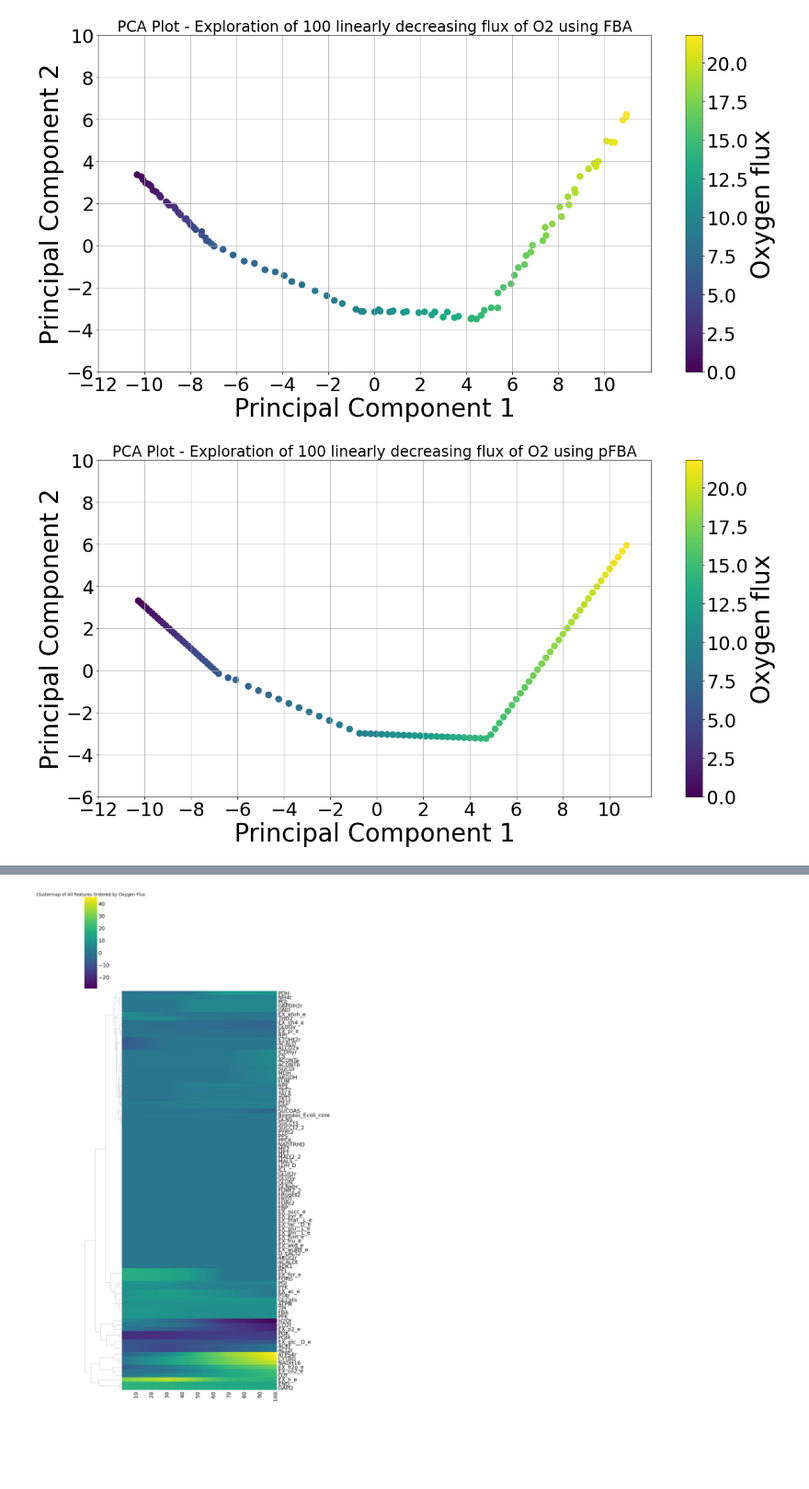
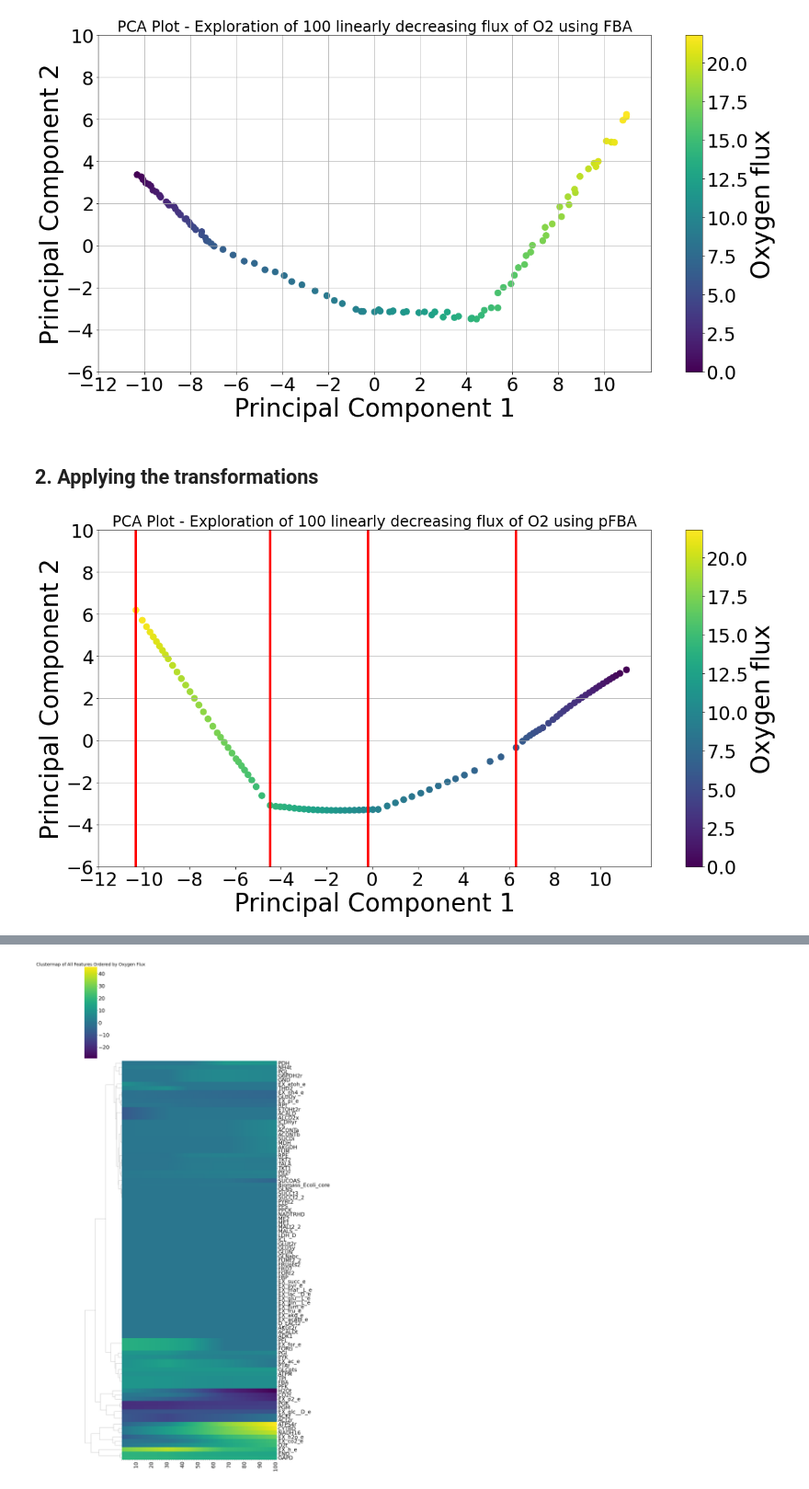
Before and after one commit to jaydeerafael/Metabolic-Trajectory-Inference, a Jupyter notebook: Metabolic_Trajectory.ipynb, the cells around one changed output, grey strips where cells are left out. Shown: that part at 92% size. Drawn from its saved outputs; the diff is of its cells as text; code cells hidden in the pictures; blank space fills up the shorter version.

```diff
--- a/Metabolic_Trajectory.ipynb
+++ b/Metabolic_Trajectory.ipynb
@@ -147,3 +147,5 @@ ax.grid(True)
 matplotlib.pyplot.show()
 # %% [output]
 [figure]
+# %% [markdown]
+## 2. Applying the transformations
@@ -150,43 +197,35 @@ matplotlib.pyplot.show()
 # %%
-all_fluxes = []
-oxygen_fluxes_after_pfba = []
-
-for flux in oxygen_fluxes:
-    model.reactions.EX_o2_e.lower_bound = -flux
-    solution = pfba(model)  # pFBA
-    if solution:
-        all_fluxes.append(solution.fluxes)
-        oxygen_fluxes_after_pfba.append(numpy.abs(solution.fluxes['EX_o2_e']))
-    else:
-        all_fluxes.append([numpy.nan]*len(model.reactions))
-        oxygen_fluxes_after_pfba.append(numpy.nan)
-
-df = pandas.DataFrame(all_fluxes, columns=[r.id for r in model.reactions])
+df = pandas.DataFrame(all_fluxes_transformed, columns=[r.id for r in model.reactions])
 
 scaler = StandardScaler()
 scaled_df = scaler.fit_transform(df.fillna(0))
 
 pca = PCA(n_components = 2)
 principalComponents = pca.fit_transform(scaled_df)
 principalDf = pandas.DataFrame(data = principalComponents, columns = ['principal component 1', 'principal component 2'])
 
 fig, ax = matplotlib.pyplot.subplots(figsize = (20, 10))
 scatter = ax.scatter(principalDf['principal component 1'], principalDf['principal component 2'],
                      c = oxygen_fluxes_after_pfba, cmap = 'viridis', s = 100) # using oxygen_fluxes for color
 
+# Label every 10th point
+#for i in range(0, len(principalDf), 10):
+    #ax.text(principalDf['principal component 1'].iloc[i], principalDf['principal component 2'].iloc[i], str(i))
 
-x_ticks = numpy.arange(-12, 12, step=2)
-y_ticks = numpy.arange(-6, 12, step=2)
+# Add vertical lines
+explorations_to_mark = [29, 45, 66, 99]
+for i in explorations_to_mark:
+    ax.axvline(x = principalDf['principal component 1'].iloc[i], color = 'r', linestyle = '-', lw = 4)
+
+x_ticks = numpy.arange(-12, 12, step = 2)
 ax.set_xticks(x_ticks)
 ax.set_yticks(y_ticks)
 
 ax.set_xlabel('Principal Component 1')
 ax.set_ylabel('Principal Component 2')
 ax.set_title('PCA Plot - Exploration of 100 linearly decreasing flux of O2 using pFBA')
 fig.colorbar(scatter, ax = ax, label = 'Oxygen flux')
-ax.grid(True)
+ax.grid(axis = 'y')
 matplotlib.pyplot.show()
-
-#abs val of fluxes
 # %% [output]
-[figure, old version]
+[figure, new version]
```
Also changed, not shown: parts of 8 cells of this notebook.
